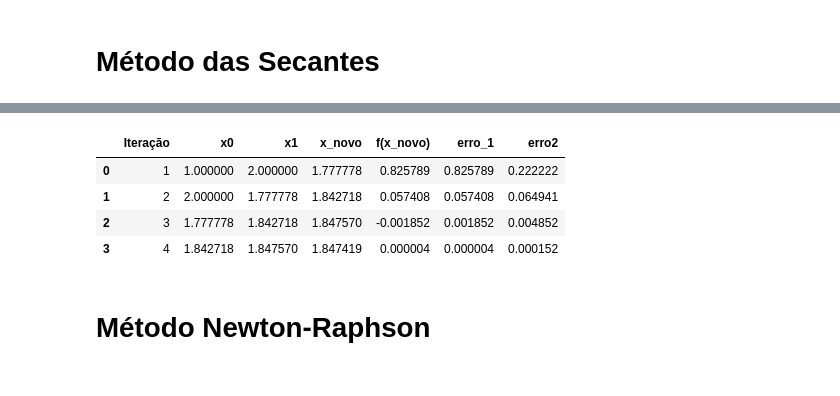
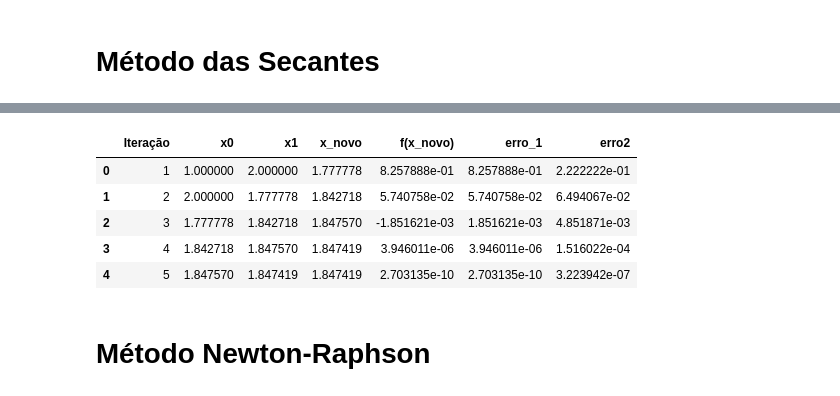
Before and after one commit to m-gabrielsilva/projeto_circuitos_gq1, a Jupyter notebook: notebooks/pratica.ipynb, the cells around one changed output, grey strips where cells are left out. Cells and saved outputs as stored; diff of their text form; code cells hidden in the pictures.

```diff
--- a/notebooks/pratica.ipynb
+++ b/notebooks/pratica.ipynb
@@ -47,7 +49,7 @@ display(dados_para_tabela_bis)
 # %%
 from pacote_numerico.secantes import metodo_secantes
 
-dados_para_tabela_sec, raiz_aprox, k = metodo_secantes(f_circuito, 1, 2, e1=1e-4, e2=1e-4)
+dados_para_tabela_sec, raiz_aprox, k = metodo_secantes(f_circuito, 1, 2, e1=1e-6, e2=1e-6)
 print(raiz_aprox)
 print(k)
 display(dados_para_tabela_sec)
@@ -57,8 +59,9 @@ display(dados_para_tabela_sec)
 |  | Iteração | x0 | x1 | x_novo | f(x_novo) | erro_1 | erro2 |
-| 0 | 1 | 1.000000 | 2.000000 | 1.777778 | 0.825789 | 0.825789 | 0.222222 |
-| 1 | 2 | 2.000000 | 1.777778 | 1.842718 | 0.057408 | 0.057408 | 0.064941 |
-| 2 | 3 | 1.777778 | 1.842718 | 1.847570 | -0.001852 | 0.001852 | 0.004852 |
-| 3 | 4 | 1.842718 | 1.847570 | 1.847419 | 0.000004 | 0.000004 | 0.000152 |
+| 0 | 1 | 1.000000 | 2.000000 | 1.777778 | 8.257888e-01 | 8.257888e-01 | 2.222222e-01 |
+| 1 | 2 | 2.000000 | 1.777778 | 1.842718 | 5.740758e-02 | 5.740758e-02 | 6.494067e-02 |
+| 2 | 3 | 1.777778 | 1.842718 | 1.847570 | -1.851621e-03 | 1.851621e-03 | 4.851871e-03 |
+| 3 | 4 | 1.842718 | 1.847570 | 1.847419 | 3.946011e-06 | 3.946011e-06 | 1.516022e-04 |
+| 4 | 5 | 1.847570 | 1.847419 | 1.847419 | 2.703135e-10 | 2.703135e-10 | 3.223942e-07 |
 # %% [markdown]
 # Método Newton-Raphson
 # %%
```
Also changed, not shown: parts of 4 cells of this notebook, 2 other files.
